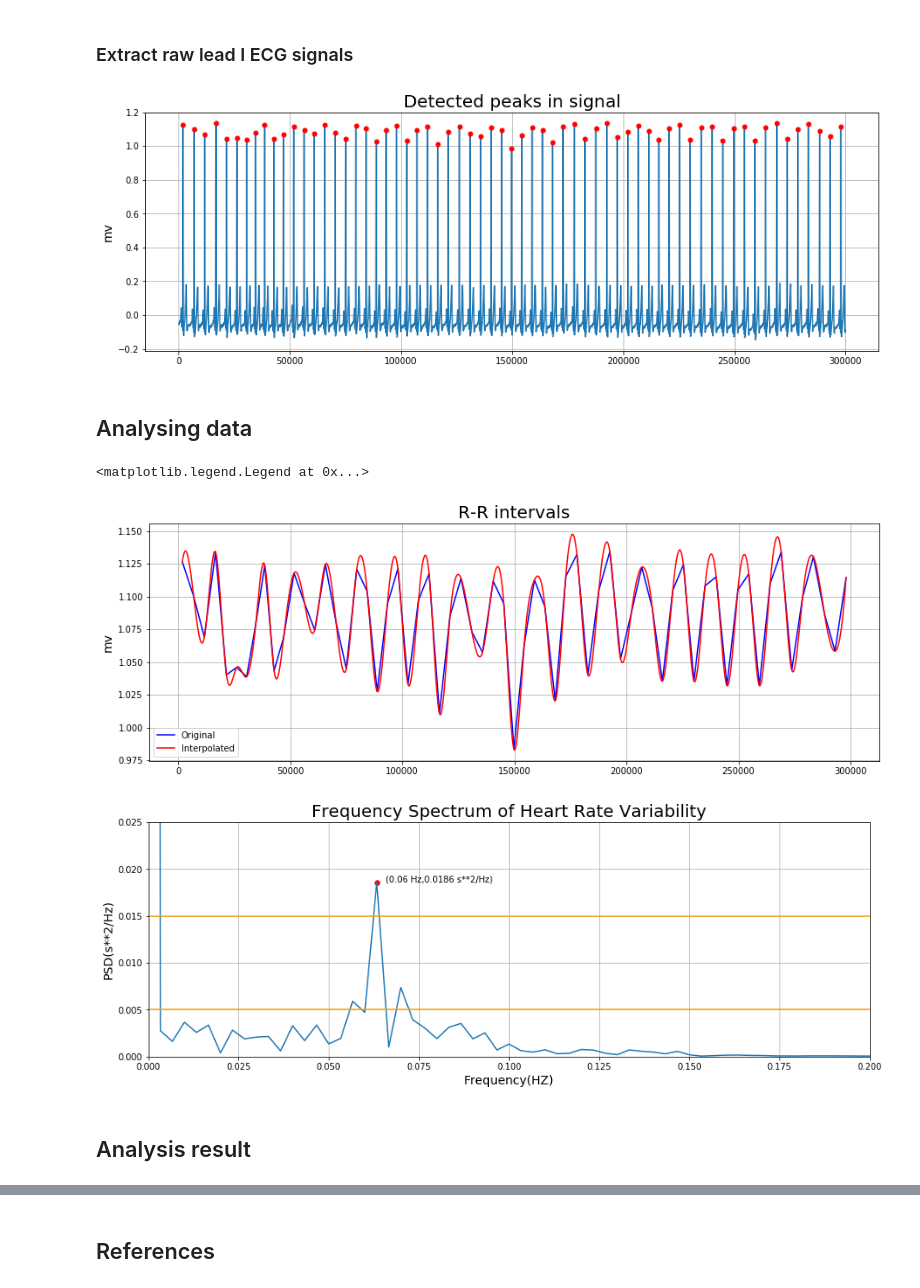
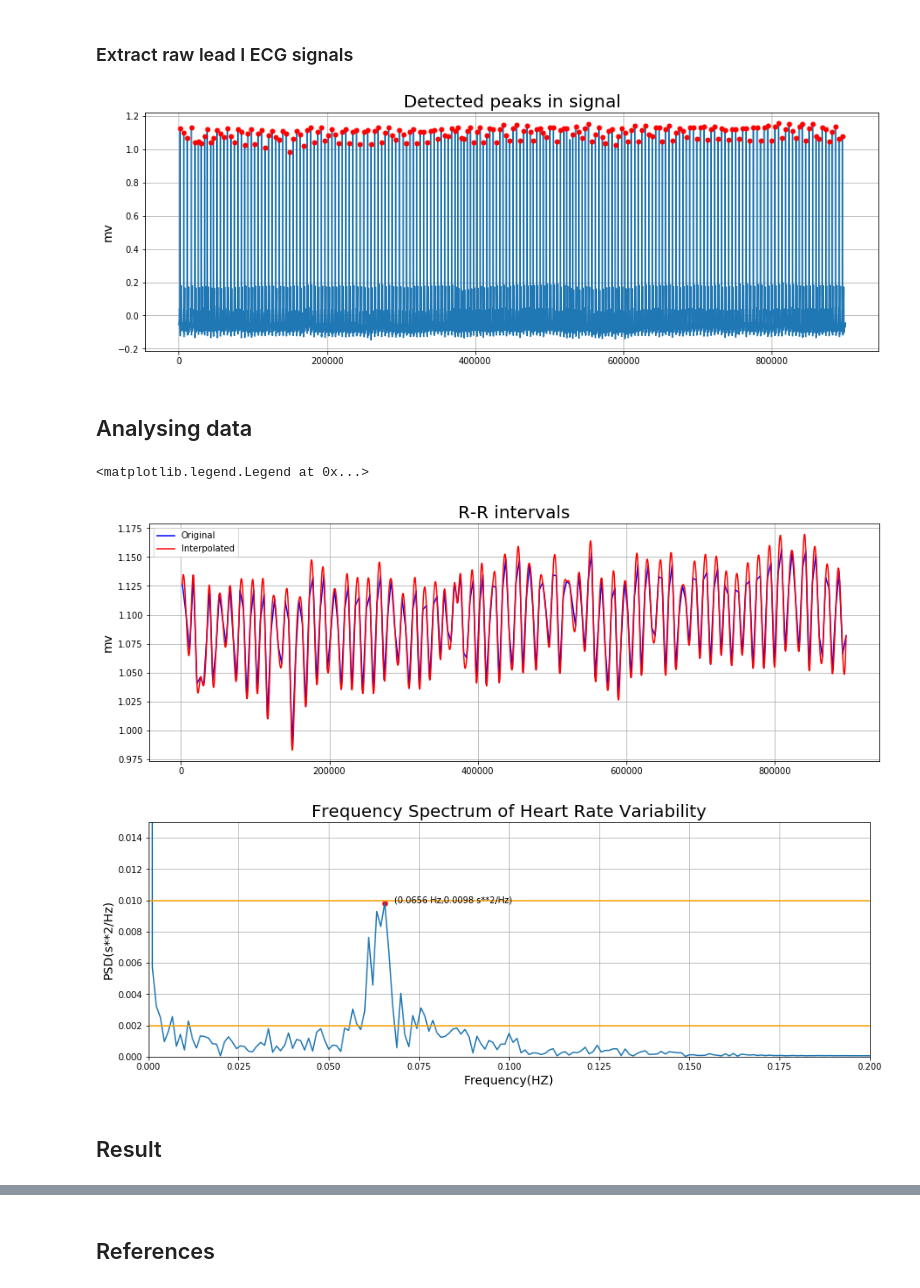
Before and after one commit to ChunChiaYang/ECG-Analysis, a Jupyter notebook: ECG-Analysis.ipynb, the cells around one changed output, grey strips where cells are left out. Saved outputs shown, nothing was run; the diff lists cells and outputs as text; code cells hidden in the pictures.

```diff
--- a/ECG-Analysis.ipynb
+++ b/ECG-Analysis.ipynb
@@ -36,9 +43,13 @@ with open('b001.hea', 'wb') as f:
 ### Exploring data
 # %%
 #Read and display the data
-record = wfdb.rdrecord('b001')
-wfdb.plot_wfdb(record=record, title='Record b001 from CEBS database')
-display(record.__dict__)
+def displayData(fileName):
+    record = wfdb.rdrecord(fileName)
+    wfdb.plot_wfdb(record=record, title='Record {} from CEBS database'.format(fileName))
+    display(record.__dict__)
+
+fileName='b001'
+displayData(fileName)
 # %% [output]
 [figure]
 {'record_name': 'b001',
@@ -69,13 +80,19 @@ Image(width=300, height=300,url="https://geekymedics.com/wp-content/uploads/2011
 # %% [markdown]
 ### Extract raw lead I ECG signals
 # %%
-#Extract ECG signals and the length of signals is 1 min
-signals,fields=wfdb.rdsamp('b001',channels=[0],sampfrom=0,sampto=300000)
-signals_x=np.arange(300000)
-#Change signal dimension from 2D to 1D
-signals=signals.flatten()
-#find the position of all the R-peaks
-r_index,_=find_peaks(signals,distance=4000)
+def extractSignal(fileName,start,end):
+    signals,fields=wfdb.rdsamp(fileName,channels=[0],sampfrom=start,sampto=end)
+    length=end-start
+    signals_x=np.arange(length)
+    #Change the dimension of signals from 2D to 1D
+    signals=signals.flatten()
+    #find the positions of all the R-peaks
+    r_index,_=find_peaks(signals,distance=4000)
+    return signals,signals_x,r_index,length
+
+#Extract ECG signals and the length of signals is 3 min
+signals,signals_x,r_index,length=extractSignal(fileName,0,900000)
+
 #Plot signals and mark the R-peaks
 plt.figure(figsize=(15, 5))
 plt.plot(signals_x,signals)
@@ -291,0 +289,3 @@ display(record.__dict__)
+# %%
+fileName='p001'
+displayData(fileName)
@@ -292,28 +311,25 @@ display(record.__dict__)
 # %% [markdown]
 ### Extract raw lead I ECG signals
 # %%
-#Extract ECG signals and the length of signals is 1 min
-signals,fields=wfdb.rdsamp('p001',channels=[0],sampfrom=0,sampto=300000)
-signals_x=np.arange(300000)
-#Change signal dimension from 2D to 1D
-signals=signals.flatten()
-#find the position of all the R-peaks
-r_index,_=find_peaks(signals,distance=4000)
+#Extract ECG signals and the length of signals is 3 min
+signals,signals_x,r_index,length=extractSignal(fileName,0,900000)
+
 #Plot signals and mark the R-peaks
 plt.figure(figsize=(15, 5))
 plt.plot(signals_x,signals)
 plt.plot(r_index,signals[r_index],marker="o",ls="",ms=5,color='r')
 plt.title("Detected peaks in signal",fontsize=20)
 plt.ylabel('mv',fontsize=14)
 plt.grid()
 # %% [output]
-[figure, old version]
+[figure, new version]
 # %% [markdown]
 ## Analysing data
 # %%
 #Interpolate the R-peaks data
-r_index_new = np.linspace(np.min(r_index),np.max(r_index),300000)
+r_index_new = np.linspace(np.min(r_index),np.max(r_index),length)
 f = interp1d(r_index,signals[r_index], kind='cubic')
+
 #Plot the original and interpolated R-peaks respectively
 plt.figure(figsize=(15, 5))
 plt.plot(r_index,signals[r_index], label="Original", color='blue')
@@ -324,18 +340,13 @@ plt.grid()
 plt.legend()
 # %% [output]
 <matplotlib.legend.Legend at 0x...>
-[figure, old version]
+[figure, new version]
 # %%
-#Length of the signals
-n=signals_x.size
-freq=np.fft.fftfreq(n,d=1/1000)
-#Get single side of the frequency range
-freq=freq[range(n//2)]
-#Do FFT
-Y=np.fft.fft(f(r_index_new))/n
+Y,freq=FFT(length,r_index_new)
 #Return one side of the FFT
-Y=Y[range(n//2)]
+Y=Y[range(length//2)]
 Y=abs(Y)
+
 #Plot HRV in frequency domain
 fig=plt.figure(figsize=(15, 5))
 plt.plot(freq,Y)
@@ -343,16 +354,16 @@ Y=Y[1:]
 Y_x=Y.argmax(axis=0)+1
 Y_max=float(Y.max())
 plt.scatter(freq[Y_x],Y_max,s=30,color='r')
-plt.annotate('({:.2f} Hz,{:.4f} s**2/Hz)'.format(freq[Y_x],Y_max),xy=(freq[Y_x]+0.0025,Y_max),xycoords='data')
+plt.annotate('({:.4f} Hz,{:.4f} s**2/Hz)'.format(freq[Y_x],Y_max),xy=(freq[Y_x]+0.0025,Y_max),xycoords='data')
 plt.title("Frequency Spectrum of Heart Rate Variability",fontsize=20)
 plt.xlim(0,0.2)
-plt.ylim(0,0.025)
+plt.ylim(0,0.015)
 plt.xlabel('Frequency(HZ)',fontsize=14)
 plt.ylabel('PSD(s**2/Hz)',fontsize=14)
-plt.axhline(0.015,color='orange')
-plt.axhline(0.005,color='orange')
+plt.axhline(0.01,color='orange')
+plt.axhline(0.002,color='orange')
 plt.grid()
 # %% [output]
-[figure, old version]
+[figure, new version]
-# %% [markdown]
-## Analysis result
+# %% [markdown]
+## Result
```
Also changed, not shown: parts of 27 cells of this notebook, 2 other files.
